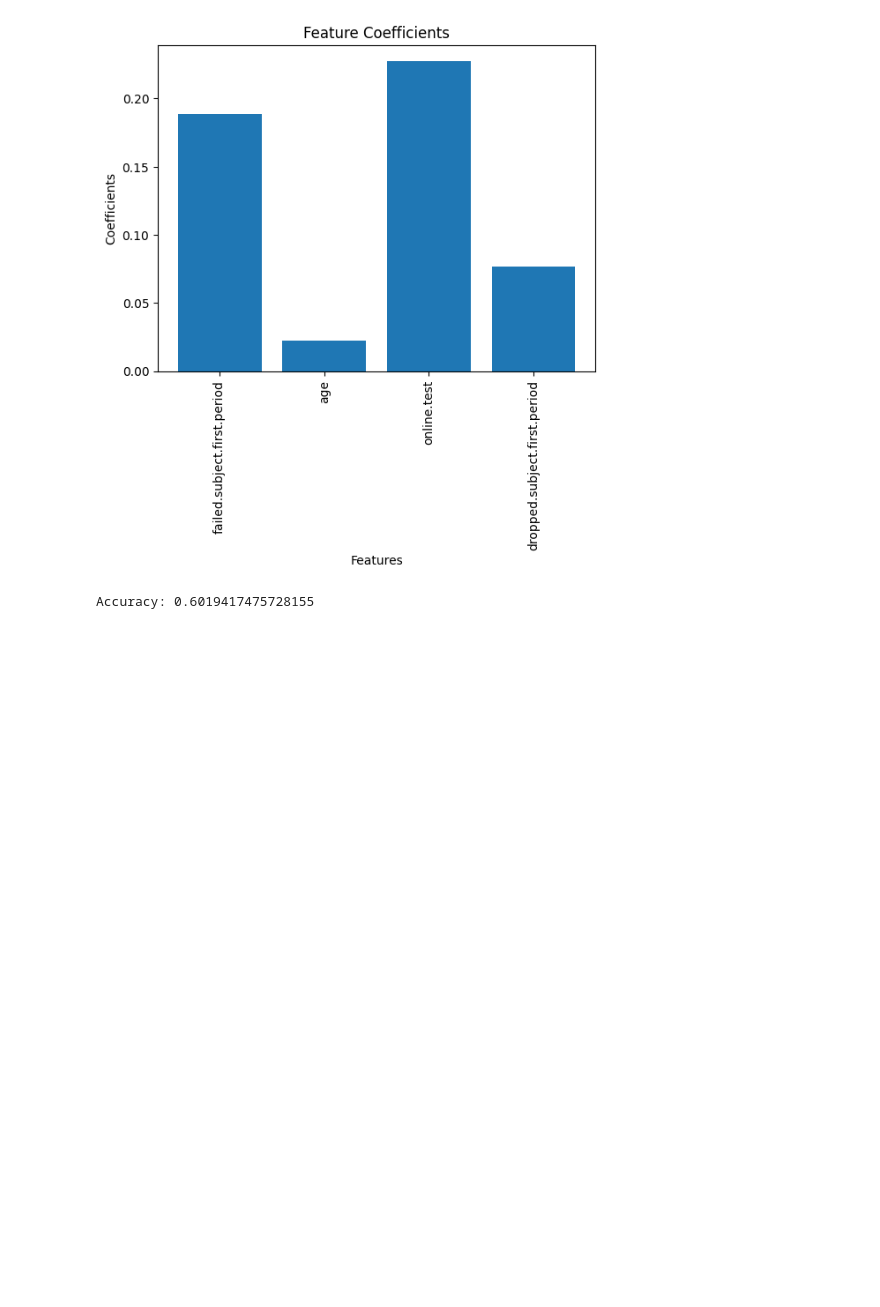
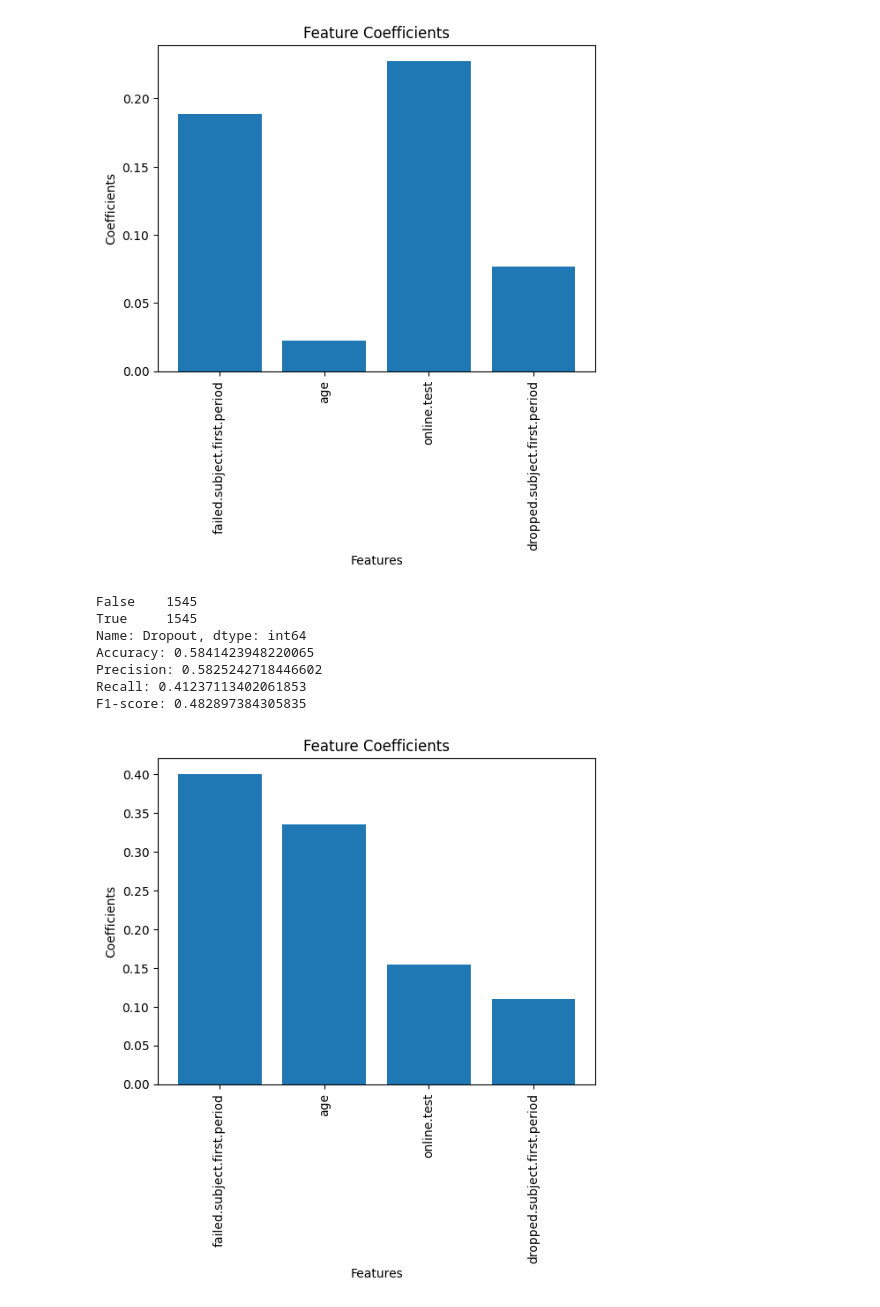
Before and after one commit to pcruiher08/SchoolDropoutAnalysis, a Jupyter notebook: an.ipynb, the cells around one changed output. Drawn from its saved outputs; the diff is of its cells as text; code cells hidden in the pictures; blank space fills up the shorter version.

```diff
--- a/an.ipynb
+++ b/an.ipynb
@@ -385,20 +385,60 @@ plt.xticks(rotation=90)
 plt.show()
 # %% [output]
 [figure]
-# %%
-from sklearn.ensemble import RandomForestClassifier
-from sklearn.model_selection import train_test_split
-from sklearn.metrics import accuracy_score
-X_train, X_test, y_train, y_test = train_test_split(X, y, test_size=0.2, random_state=42)
-model = RandomForestClassifier()
-model.fit(X_train, y_train)
-y_pred = model.predict(X_test)
-accuracy = accuracy_score(y_test, y_pred)
-print("Accuracy:", accuracy)
-
-
-import numpy as np
-import seaborn as sns
-from sklearn.metrics import confusion_matrix
-# %% [output]
-Accuracy: 0.6019417475728155
+# %%
+from sklearn.ensemble import RandomForestClassifier
+
+from sklearn.linear_model import LinearRegression
+from sklearn.model_selection import train_test_split
+from sklearn.metrics import accuracy_score, precision_score, recall_score, f1_score
+import pandas as pd
+import numpy as np
+feature_names = ["failed.subject.first.period", "age", "online.test", "dropped.subject.first.period"]
+
+df.dropna(inplace=True)
+
+y = df['Dropout'].astype(bool)
+
+print(y.value_counts())
+
+df["dropped.subject.first.period"] = df["dropped.subject.first.period"].astype(int)
+df["failed.subject.first.period"] = df["failed.subject.first.period"].astype(int)
+df["online.test"] = df["online.test"].astype(int)
+X = df[feature_names]
+
+X_train, X_test, y_train, y_test = train_test_split(X, y, test_size=0.2, random_state=42)
+
+model = RandomForestClassifier()
+model.fit(X_train, y_train)
+
+y_pred = np.round(model.predict(X_test)).astype(bool)
+
+accuracy = accuracy_score(y_test, y_pred)
+precision = precision_score(y_test, y_pred)
+recall = recall_score(y_test, y_pred)
+f1 = f1_score(y_test, y_pred)
+
+# Print the metrics
+print("Accuracy:", accuracy)
+print("Precision:", precision)
+print("Recall:", recall)
+print("F1-score:", f1)
+
+coefficients = model.feature_importances_
+
+# Create a bar plot of feature coefficients
+plt.bar(feature_names, coefficients)
+plt.xlabel('Features')
+plt.ylabel('Coefficients')
+plt.title('Feature Coefficients')
+plt.xticks(rotation=90)
+plt.show()
+# %% [output]
+False    1545
+True     1545
+Name: Dropout, dtype: int64
+Accuracy: 0.5841423948220065
+Precision: 0.5825242718446602
+Recall: 0.41237113402061853
+F1-score: 0.482897384305835
+[figure, added]
```
Also changed, not shown: parts of 3 cells of this notebook.
